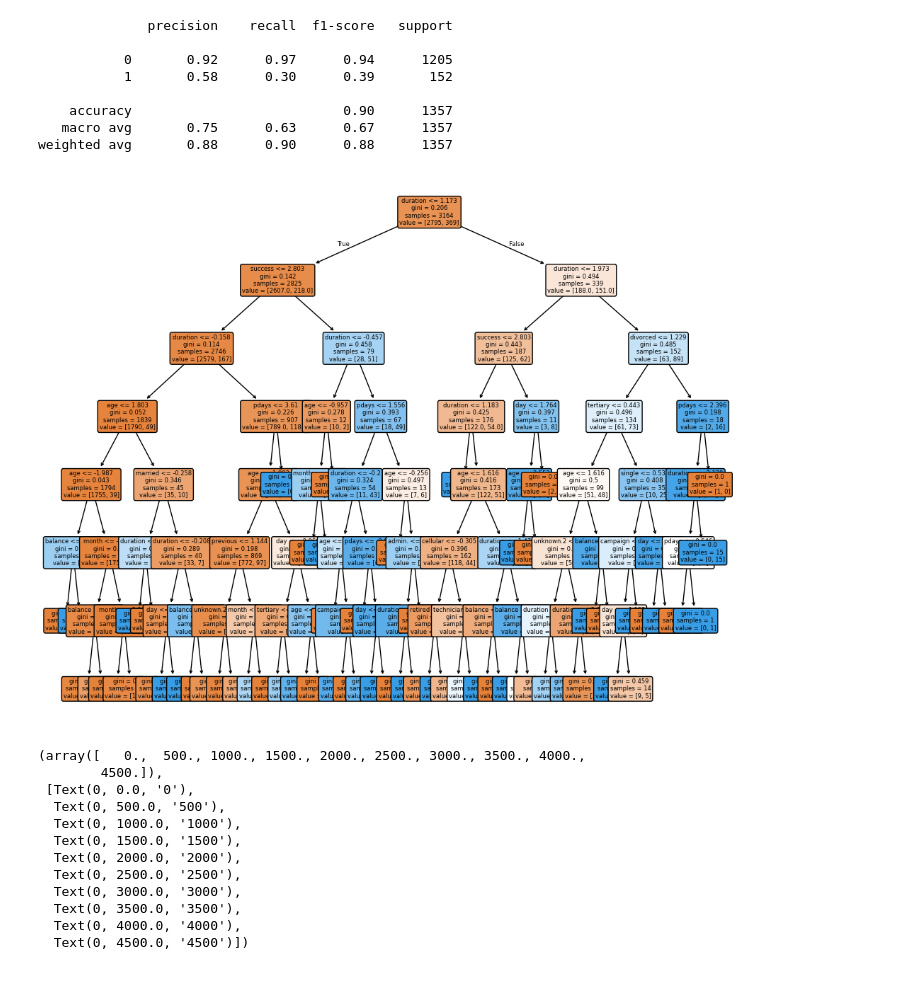
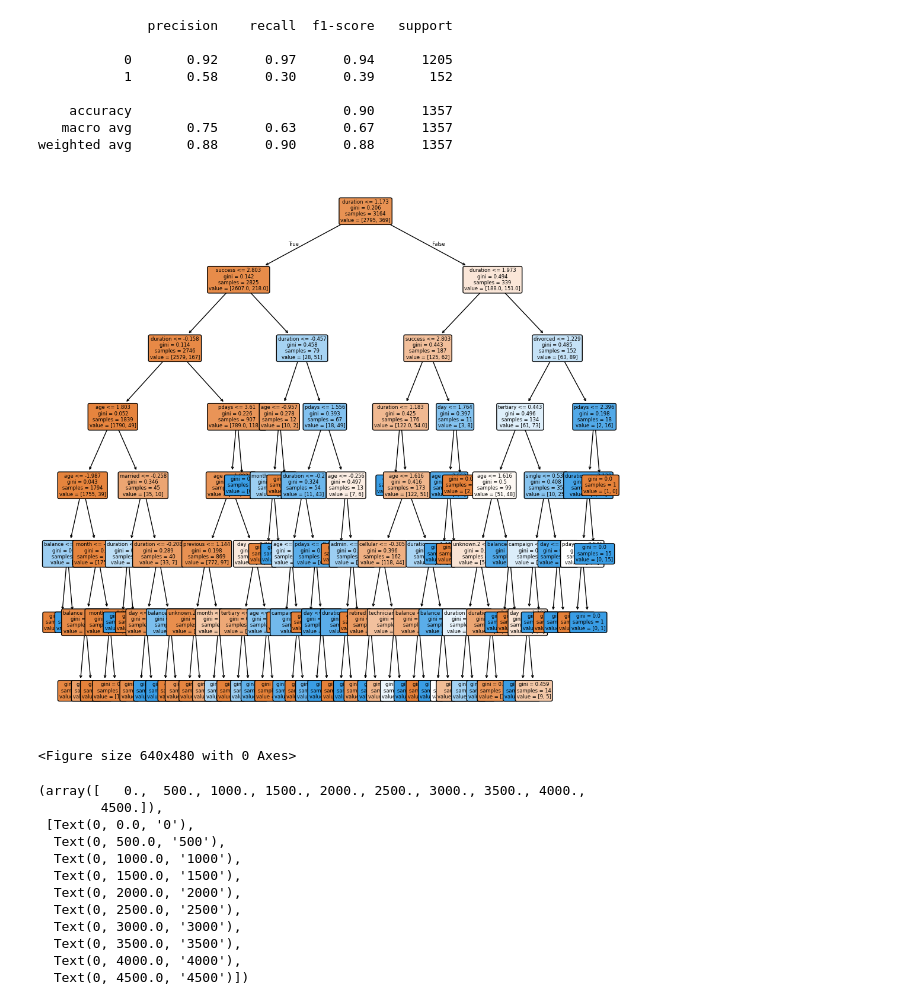
Before and after one commit to tsdandekar24/final_project, a Jupyter notebook: ml_and_visuals.ipynb, the cells around one changed output. Saved outputs shown, nothing was run; the diff lists cells and outputs as text; code cells hidden in the pictures.

```diff
--- a/ml_and_visuals.ipynb
+++ b/ml_and_visuals.ipynb
@@ -135,18 +135,19 @@ weighted avg       0.88      0.90      0.88      1357
 # %%
 from sklearn import tree
 import matplotlib.pyplot as plt
 
 model = tree.DecisionTreeClassifier(max_depth = 7, random_state = 42)
 model = model.fit(X_train, y_train)
 
 
-plt.figure(figsize=(12, 10))
+plt.figure(figsize=(12, 12))
 tree.plot_tree(model, feature_names = list(X.columns), filled = True, fontsize = 6, rounded = True)
 
 plt.show()
-# plt.savefig("tree.svg")
+plt.savefig("tree.svg")
 # %% [output]
-[figure, old version]
+[figure, new version]
+<Figure size 640x480 with 0 Axes>
 # %%
 outcome_count = bank_df_full["y"].value_counts()
 outcome_count.plot(kind="bar")
```
